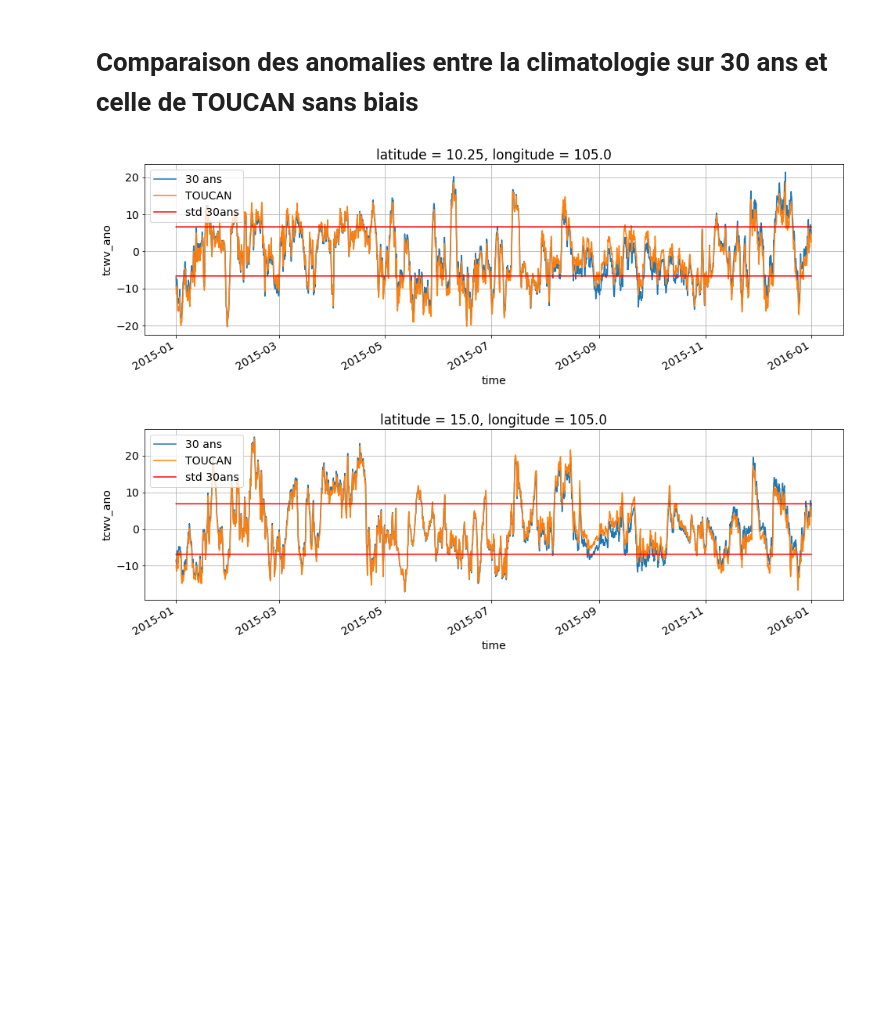
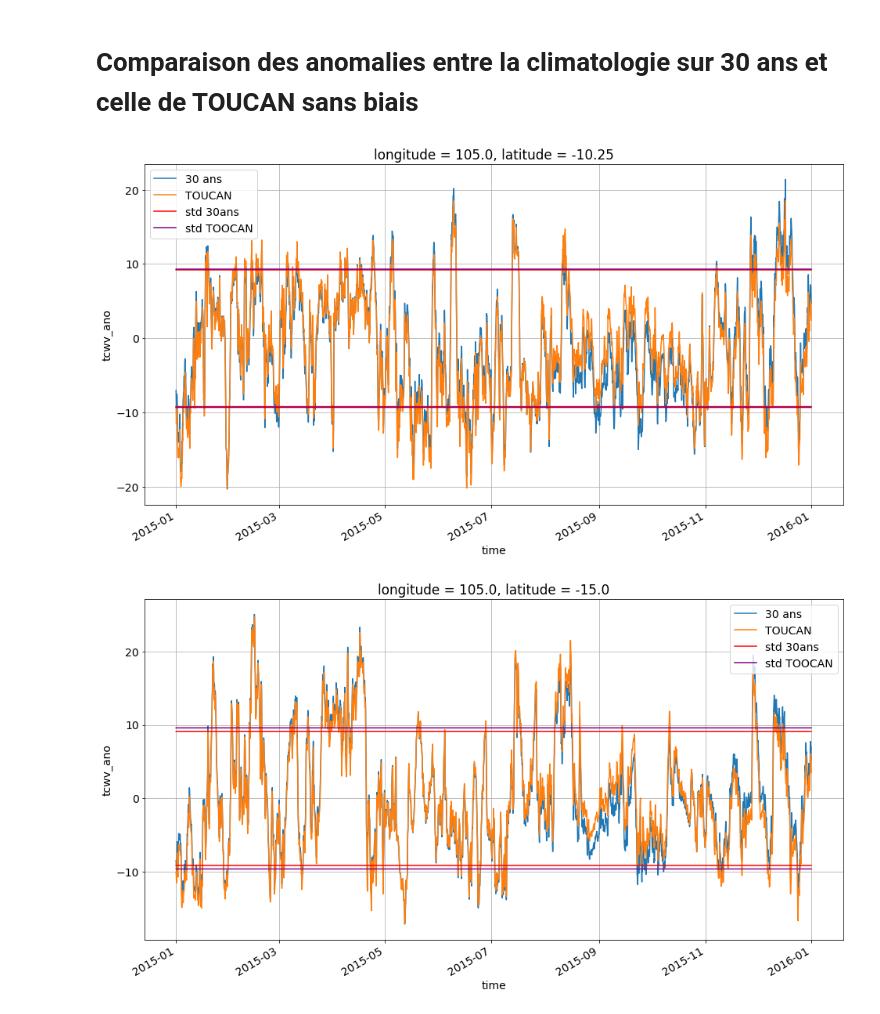
Before and after one commit to durandy86/TOWEL, a Jupyter notebook: VERIF/Anomaly/Anomaly_compare_30y_T.ipynb, the cells around one changed output. Drawn from its saved outputs; the diff is of its cells as text; code cells hidden in the pictures; blank space fills up the shorter version.

```diff
--- a/VERIF/Anomaly/Anomaly_compare_30y_T.ipynb
+++ b/VERIF/Anomaly/Anomaly_compare_30y_T.ipynb
@@ -130,15 +106,14 @@ Attributes: (0)
 latitude = [10.3, 15, 20]
 longitude = 251
 
-
-
 for i in latitude :
-
     plt.figure(figsize=(16,8))
     da.sel(latitude = i, longitude = longitude, method = 'nearest').plot(label = '30 ans')
     da_T_B.sel(latitude = i, longitude = longitude, method = 'nearest').plot(label = 'Toucan')
     std['tcwv_ano'].sel(latitude = i, longitude = longitude, method = 'nearest').plot(label = 'std 30ans', color = 'red')
     std_n['tcwv_ano'].sel(latitude = i, longitude = longitude, method = 'nearest').plot(color = 'red')
+    std_B['tcwv_ano'].sel(latitude = i, longitude = longitude, method = 'nearest').plot(label = 'std TOOCAN', color = 'purple')
+    std_B_n['tcwv_ano'].sel(latitude = i, longitude = longitude, method = 'nearest').plot(color = 'purple')
     # ds_smot_T_5h['tcwv_smooth'].sel(latitude = latitude, longitude = longitude).plot(hue='longitude')
     plt.grid()
     plt.legend()
@@ -160,6 +135,8 @@ for i in latitude :
     da_T.sel(latitude = i, longitude = longitude, method = 'nearest').plot(label = 'TOUCAN')
     std['tcwv_ano'].sel(latitude = i, longitude = longitude, method = 'nearest').plot(label = 'std 30ans', color = 'red')
     std_n['tcwv_ano'].sel(latitude = i, longitude = longitude, method = 'nearest').plot(color = 'red')
+    std_B['tcwv_ano'].sel(latitude = i, longitude = longitude, method = 'nearest').plot(label = 'std TOOCAN', color = 'purple')
+    std_B_n['tcwv_ano'].sel(latitude = i, longitude = longitude, method = 'nearest').plot(color = 'purple')
     # ds_smot_T_5h['tcwv_smooth'].sel(latitude = latitude, longitude = longitude).plot(hue='longitude')
     plt.grid()
     plt.legend()
@@ -195,16 +172,18 @@ for i in latitude :
 # %% [markdown]
 # Comparaison des anomalies entre la climatologie sur 30 ans et celle de TOUCAN avec le biais
 # %%
-latitude = [10.3, 15, 20]
+latitude = [-10.3, -15, -20]
 longitude = 105
 
 for i in latitude :
 
-    plt.figure()
-    da.sel(latitude = -i, longitude = longitude, method = "nearest").plot(label = '30 ans')
-    da_T_B.sel(latitude = -i, longitude = longitude, method = "nearest").plot(label = 'TOUCAN')
+    plt.figure(figsize=(16,8))
+    da.sel(latitude = i, longitude = longitude, method = "nearest").plot(label = '30 ans')
+    da_T_B.sel(latitude = i, longitude = longitude, method = "nearest").plot(label = 'TOUCAN')
     std['tcwv_ano'].sel(latitude = i, longitude = longitude, method = 'nearest').plot(label = 'std 30ans', color = 'red')
     std_n['tcwv_ano'].sel(latitude = i, longitude = longitude, method = 'nearest').plot(color = 'red')
+    std_B['tcwv_ano'].sel(latitude = i, longitude = longitude, method = 'nearest').plot(label = 'std TOOCAN', color = 'purple')
+    std_B_n['tcwv_ano'].sel(latitude = i, longitude = longitude, method = 'nearest').plot(color = 'purple')
     # ds_smot_T_5h['tcwv_smooth'].sel(latitude = latitude, longitude = longitude).plot(hue='longitude')
     plt.grid()
     plt.legend()
@@ -215,0 +195,17 @@ for i in latitude :
+# %%
+latitude = [0]
+longitude = 155
+
+for i in latitude :
+
+    plt.figure(figsize=(16,8))
+    da.sel(latitude = i, longitude = longitude, method = "nearest").plot(label = '30 ans')
+    da_T_B.sel(latitude = i, longitude = longitude, method = "nearest").plot(label = 'TOUCAN')
+    std['tcwv_ano'].sel(latitude = i, longitude = longitude, method = 'nearest').plot(label = 'std 30ans', color = 'red')
+    std_n['tcwv_ano'].sel(latitude = i, longitude = longitude, method = 'nearest').plot(color = 'red')
+    std_B['tcwv_ano'].sel(latitude = i, longitude = longitude, method = 'nearest').plot(label = 'std TOOCAN', color = 'purple')
+    std_B_n['tcwv_ano'].sel(latitude = i, longitude = longitude, method = 'nearest').plot(color = 'purple')
+    # ds_smot_T_5h['tcwv_smooth'].sel(latitude = latitude, longitude = longitude).plot(hue='longitude')
+    plt.grid()
+    plt.legend()
+    plt.show()
@@ -216,20 +214,21 @@ for i in latitude :
 # %% [markdown]
 # Comparaison des anomalies entre la climatologie sur 30 ans et celle de TOUCAN sans biais
 # %%
-latitude = [10.3, 15, 20]
+latitude = [-10.3, -15, -20]
 longitude = 105
 
 for i in latitude :
 
-    plt.figure()
-    da.sel(latitude = -i, longitude = longitude, method = "nearest").plot(label = '30 ans')
-    da_T.sel(latitude = -i, longitude = longitude, method = "nearest").plot(label = 'TOUCAN')
+    plt.figure(figsize=(16,8))
+    da.sel(latitude = i, longitude = longitude, method = 'nearest').plot(label = '30 ans')
+    da_T.sel(latitude = i, longitude = longitude, method = 'nearest').plot(label = 'TOUCAN')
     std['tcwv_ano'].sel(latitude = i, longitude = longitude, method = 'nearest').plot(label = 'std 30ans', color = 'red')
     std_n['tcwv_ano'].sel(latitude = i, longitude = longitude, method = 'nearest').plot(color = 'red')
-    # ds_smot_T_5h['tcwv_smooth'].sel(latitude = latitude, longitude = longitude).plot(hue='longitude')
+    std_B['tcwv_ano'].sel(latitude = i, longitude = longitude, method = 'nearest').plot(label = 'std TOOCAN', color = 'purple')
+    std_B_n['tcwv_ano'].sel(latitude = i, longitude = longitude, method = 'nearest').plot(color = 'purple')
     plt.grid()
     plt.legend()
     plt.show()
 # %% [output]
-[figure, old version]
+[figure, new version]
-[figure, old version]
+[figure, new version]
```
Also changed, not shown: parts of 14 cells of this notebook, 38 other files.
